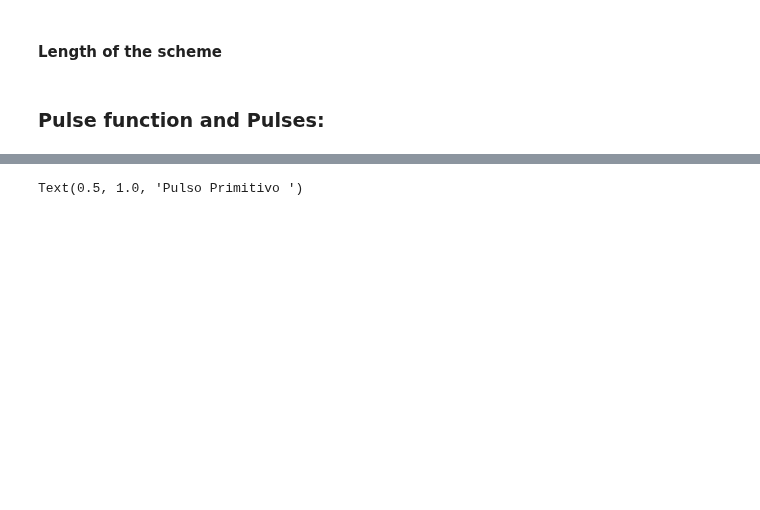
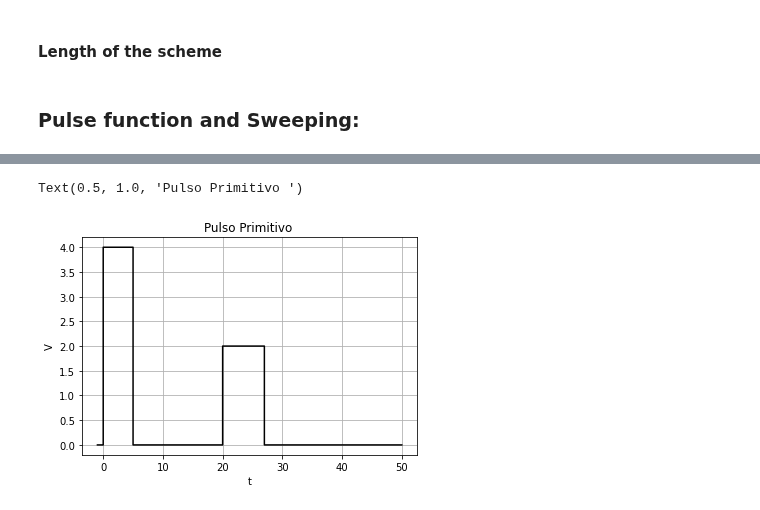
Before and after one commit to Holcan/STM, a Jupyter notebook: Pulses-AT-Cln.ipynb, the cells around one changed output, grey strips where cells are left out. Drawn from its saved outputs; the diff is of its cells as text; code cells hidden in the pictures; blank space fills up the shorter version.

Commit message:
Removing old functions, plotting steps
Removing the old functions of AT Cln, ploting some sweeping steps

```diff
--- a/Pulses-AT-Cln.ipynb
+++ b/Pulses-AT-Cln.ipynb
@@ -23,7 +23,7 @@ Probe1={
     'Start Duration' : 7,
     'End Duration': 5 ,
     'Start time' : 0,
-    'End time': 0,
+    'End time': 20,
 }
 # %%
 Probe2={
@@ -34,7 +34,7 @@ Probe2={
     'End time': 5,
 }
 # %% [markdown]
-### Pulse function and Pulses:
+### Pulse function and Sweeping:
 # %%
 def Pl(Pulse,t):
     """Primitive rectangular pulse, A gives the amplitude, t should be evaluated over the array of time"""
@@ -54,5 +54,5 @@ def genSweep(Pulse1,Pulse2,time,dt):
         pulss= np.add(plu1,plu2)
     return pulss
 # %%
-trog=np.linspace(-15,50,1000)
+trog=np.linspace(-1,50,1000)
 # %%
@@ -60,5 +60,5 @@ ar=genSweep(Rabi,Probe1,trog,1);
 # %%
-%matplotlib notebook
+%matplotlib inline
 
 fig,ax= plt.subplots()
 
@@ -69,7 +69,7 @@ ax.grid(True)
 #plt.plot(t,P_proo,'-r')
 #plt.step(trtr,reer,'-r')
 #plt.plot(time,huhh,'-b')
-plt.plot(trog,ar,color='Black')
+plt.step(trog,ar,color='Black')
 ax.set_ylabel('V')
 ax.set_xlabel('t')
 ax.set_title('Pulso Primitivo ')
@@ -79,4 +77,5 @@ ax.set_title('Pulso Primitivo ')
 Text(0.5, 1.0, 'Pulso Primitivo ')
+[figure, added]
 # %%
 def genPulse(Pulse1,Pulse2,t):
     "generates two pulses give their parameters at different times t in the interval tim"
```
Also changed, not shown: parts of 24 cells of this notebook, 5 other files.
